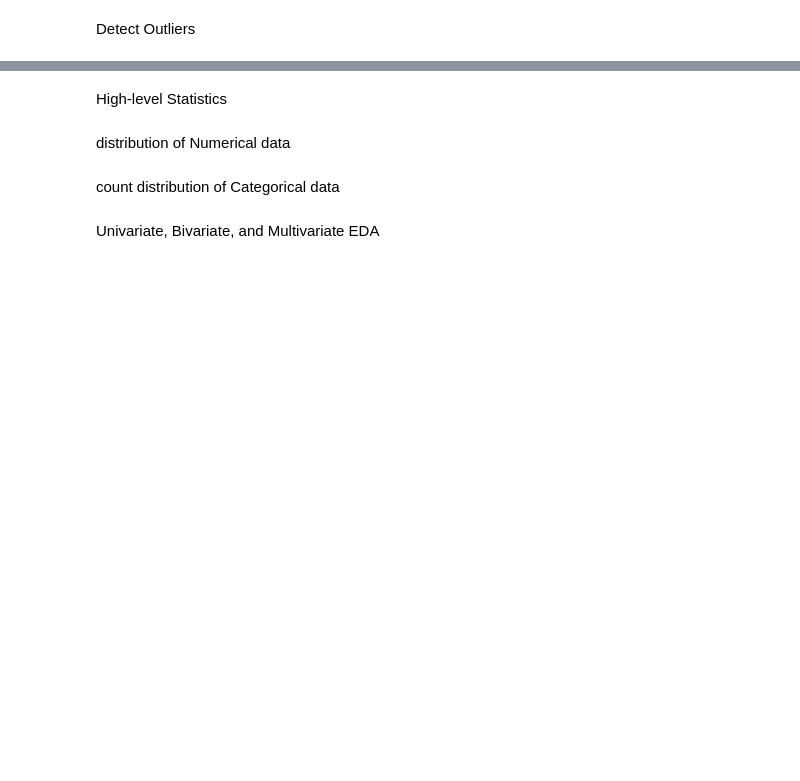
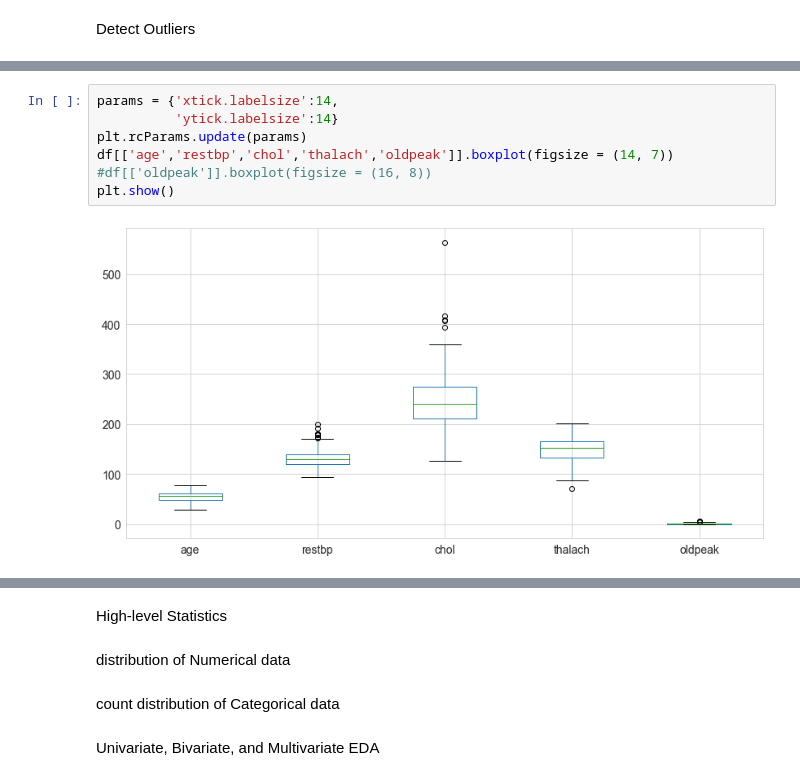
Before and after one commit to unpatel1/20220614_Classification_Tree_Heart_Disease, a Jupyter notebook: Classification_Tree_Heart_Disease.ipynb, the cells around one changed output, grey strips where cells are left out. Cells and saved outputs as stored; diff of their text form; blank space fills up the shorter version.

```diff
--- a/Classification_Tree_Heart_Disease.ipynb
+++ b/Classification_Tree_Heart_Disease.ipynb
@@ -158,0 +173,9 @@ Detect Outliers
+# %%
+params = {'xtick.labelsize':14,
+          'ytick.labelsize':14}
+plt.rcParams.update(params)
+df[['age','restbp','chol','thalach','oldpeak']].boxplot(figsize = (14, 7))
+#df[['oldpeak']].boxplot(figsize = (16, 8))
+plt.show()
+# %% [output]
+[figure, added]
```
Also changed, not shown: parts of 18 cells of this notebook.
